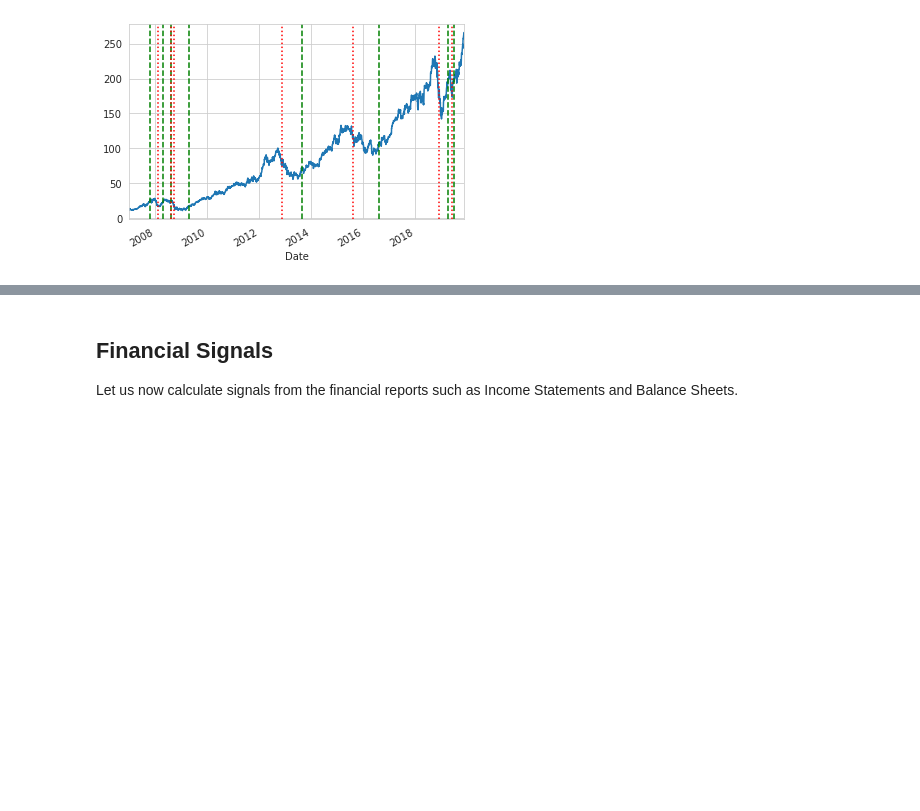
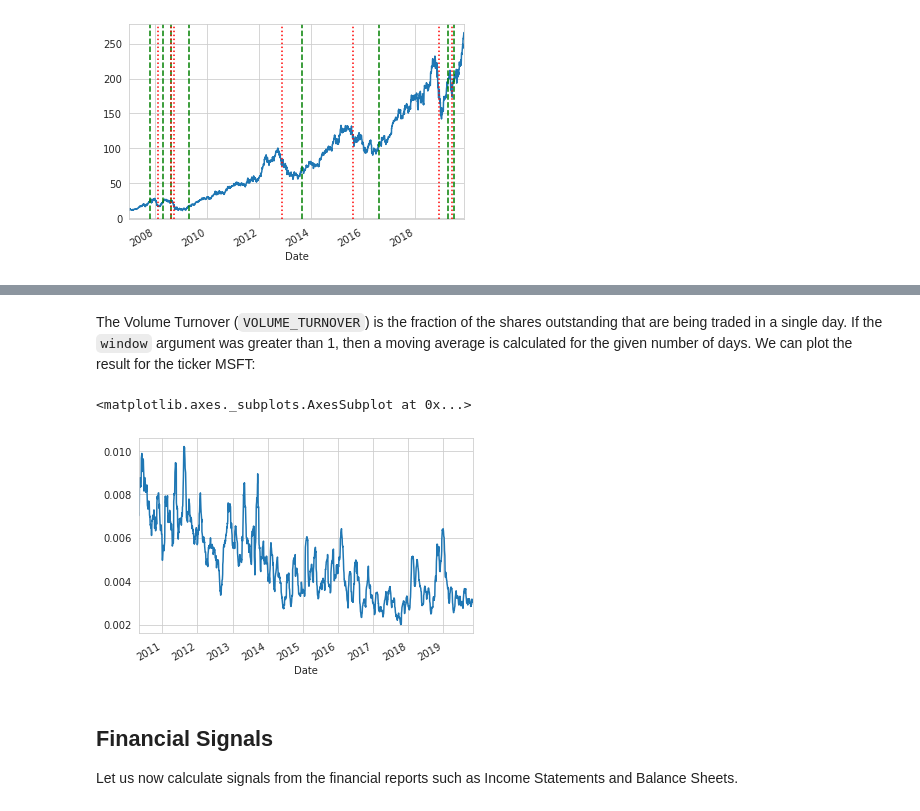
Before and after one commit to SimFin/simfin-tutorials, a Jupyter notebook: 04_Signals.ipynb, the cells around one changed output, grey strips where cells are left out. Drawn from its saved outputs; the diff is of its cells as text; code cells hidden in the pictures; blank space fills up the shorter version.

```diff
--- a/04_Signals.ipynb
+++ b/04_Signals.ipynb
@@ -335,3 +372,10 @@ plot_triggers(df_prices=df_prices.loc[ticker],
+# %% [markdown]
+The Volume Turnover (`VOLUME_TURNOVER`) is the fraction of the shares outstanding that are being traded in a single day. If the `window` argument was greater than 1, then a moving average is calculated for the given number of days. We can plot the result for the ticker MSFT:
+# %%
+df_vol_signals.loc['MSFT', VOLUME_TURNOVER].dropna().plot(grid=True)
+# %% [output]
+<matplotlib.axes._subplots.AxesSubplot at 0x...>
+[figure, added]
 # %% [markdown]
 ## Financial Signals
 
```
Also changed, not shown: parts of 13 cells of this notebook.
